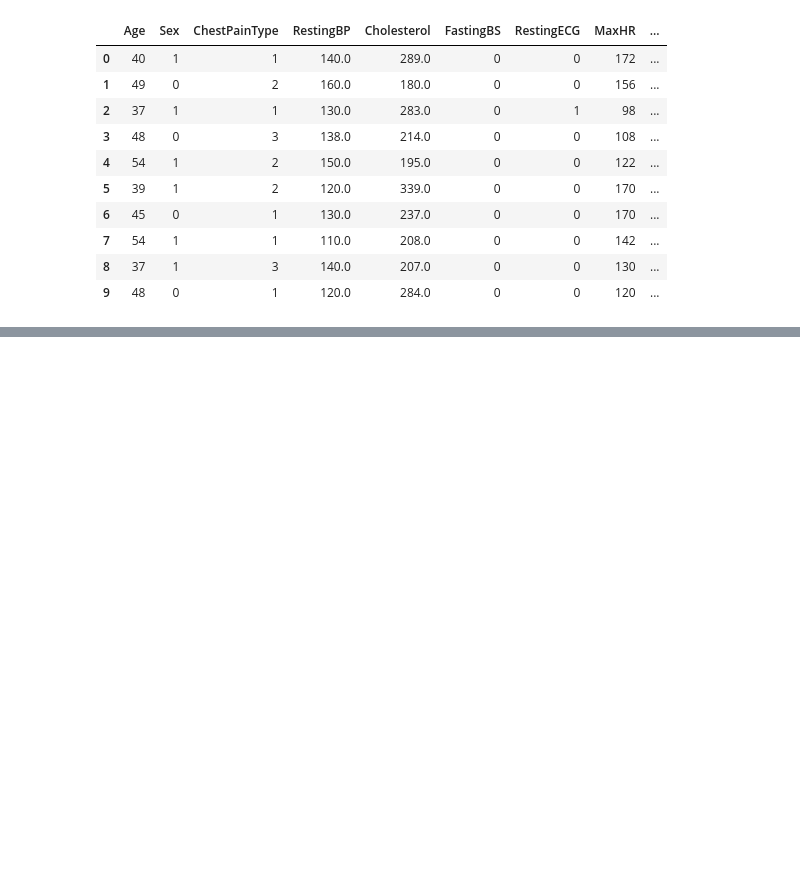
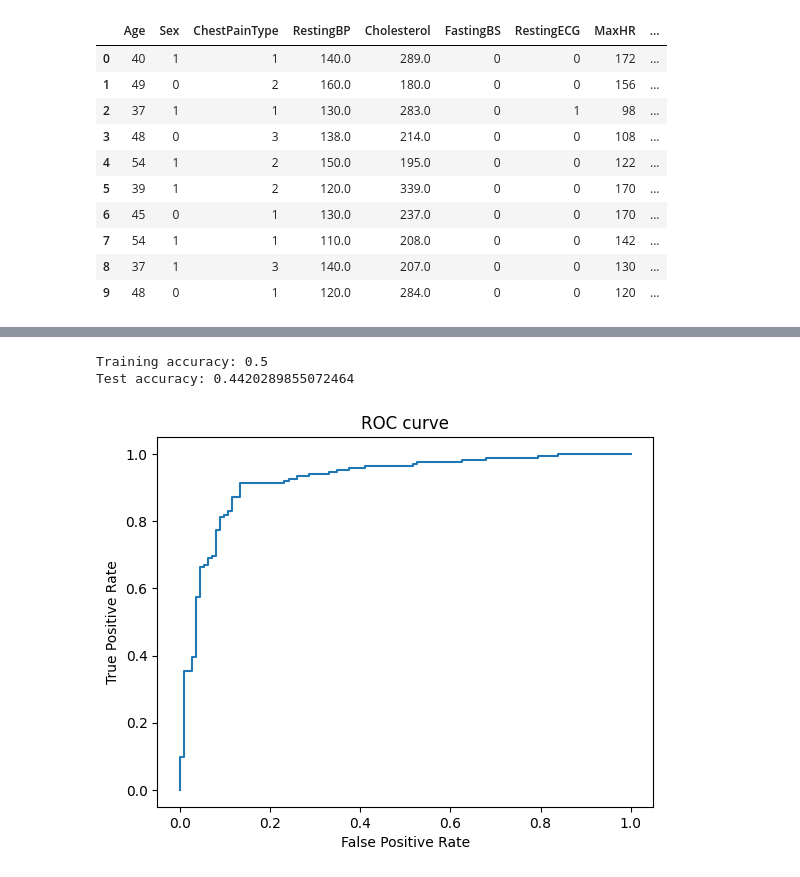
Before and after one commit to tylernow/preprocess-for-ML-research, a Jupyter notebook: learning.ipynb, the cells around one changed output, grey strips where cells are left out. Saved outputs shown, nothing was run; the diff lists cells and outputs as text; code cells hidden in the pictures; blank space fills up the shorter version.

Commit message:
linear regression

```diff
--- a/learning.ipynb
+++ b/learning.ipynb
@@ -160,3 +151,20 @@ transformed_data.head(10)
 | 7 | 54 | 1 | 1 | 110.0 | 208.0 | 0 | 0 | 142 | ... |
 | 8 | 37 | 1 | 3 | 140.0 | 207.0 | 0 | 0 | 130 | ... |
 | 9 | 48 | 0 | 1 | 120.0 | 284.0 | 0 | 0 | 120 | ... |
+# %%
+from sklearn.model_selection import train_test_split
+
+X = data.drop('HeartDisease', axis=1)
+y = data['HeartDisease']
+X_train, X_test, y_train, y_test = train_test_split(X, y, test_size=0.3, random_state=42)
+# %%
+from sklearn.preprocessing import StandardScaler
+
+scaler = StandardScaler()
+X_train_scaled = scaler.fit_transform(X_train)
+X_test_scaled = scaler.transform(X_test)
+# %%
+from sklearn.linear_model import LogisticRegression
+
+logreg = LogisticRegression(random_state=42)
+logreg.fit(X_train_scaled, y_train)
@@ -162,0 +173,14 @@ transformed_data.head(10)
+# %%
+from sklearn.metrics import accuracy_score, confusion_matrix, classification_report
+
+y_pred = logreg.predict(X_test_scaled)
+y_prob = logreg.predict_proba(X_test_scaled)[:, 1]
+accuracy = accuracy_score(y_test, y_pred)
+conf_matrix = confusion_matrix(y_test, y_pred)
+class_report = classification_report(y_test, y_pred)
+
+print(f"Accuracy: {accuracy}")
+print("Confusion Matrix:")
+print(conf_matrix)
+print("Classification Report:")
+print(class_report)
@@ -162,0 +201,15 @@ transformed_data.head(10)
+# %%
+print(f'Training accuracy: {logreg.score(X_train, y_train)}')
+print(f'Test accuracy: {logreg.score(X_test, y_test)}')
+# %% [output]
+Training accuracy: 0.5
+Test accuracy: 0.4420289855072464
+# %%
+fpr, tpr, thresholds = roc_curve(y_test, y_prob)
+plt.plot(fpr, tpr)
+plt.xlabel('False Positive Rate')
+plt.ylabel('True Positive Rate')
+plt.title('ROC curve')
+plt.show()
+# %% [output]
+[figure, added]
```
Also changed, not shown: parts of 4 cells of this notebook.
